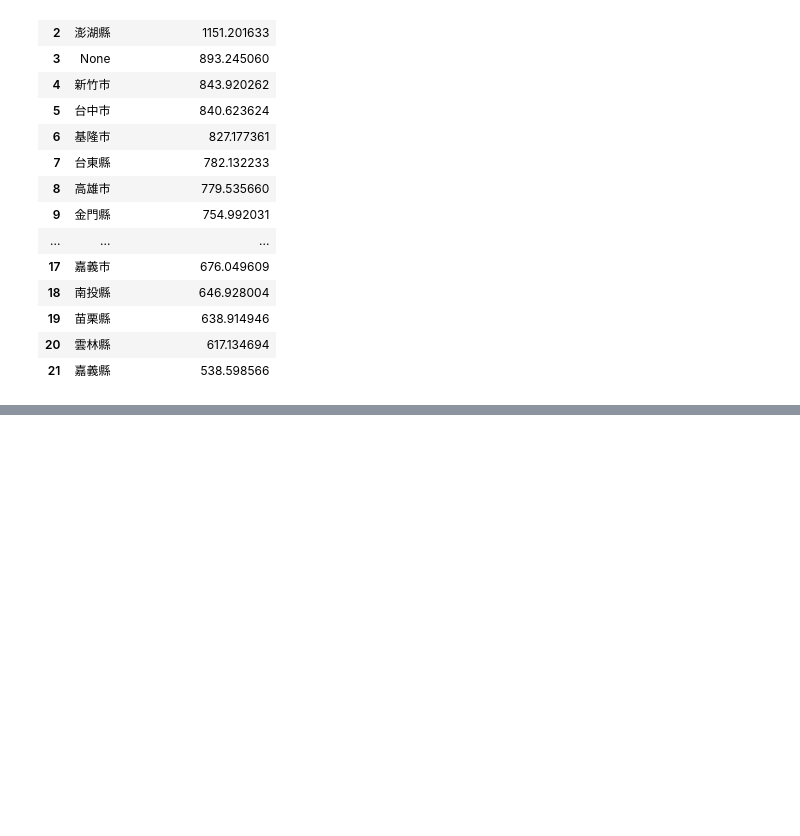
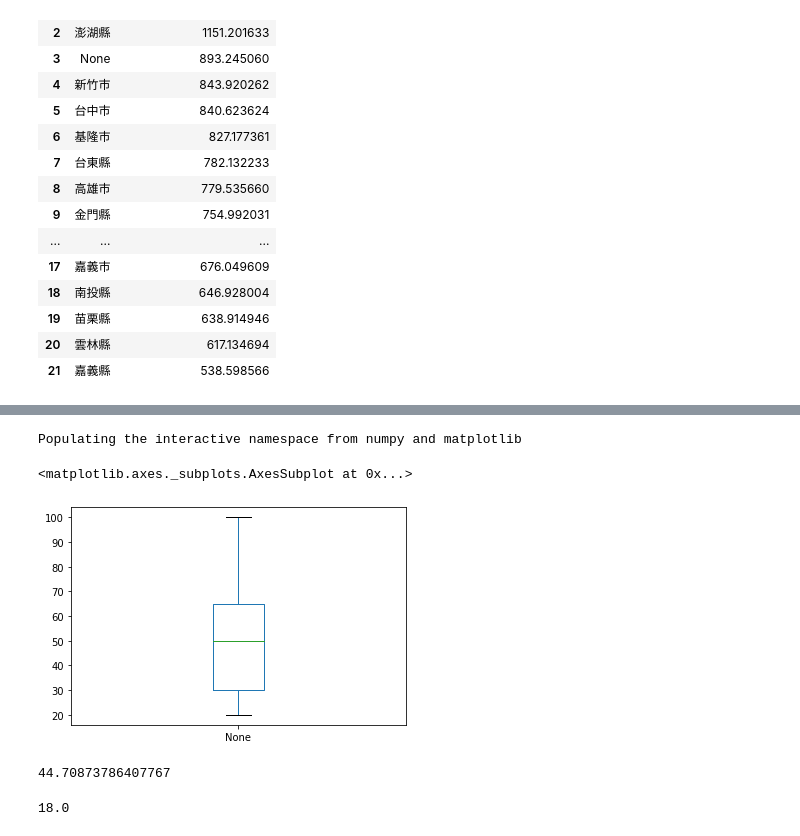
Before and after one commit to ywchiu/chinalife, a Jupyter notebook: Demo20191009.ipynb, the cells around one changed output, grey strips where cells are left out. Drawn from its saved outputs; the diff is of its cells as text; code cells hidden in the pictures; blank space fills up the shorter version.

```diff
--- a/Demo20191009.ipynb
+++ b/Demo20191009.ipynb
@@ -349,0 +493,3 @@ df2
+# %%
+grades = [20,20,40,50,60,70,100]
+g = pandas.Series(grades)
@@ -349,0 +520,7 @@ df2
+# %%
+%pylab inline
+g.plot(kind = 'box')
+# %% [output]
+Populating the interactive namespace from numpy and matplotlib
+<matplotlib.axes._subplots.AxesSubplot at 0x...>
+[figure, added]
@@ -349,0 +537,8 @@ df2
+# %%
+t.mean()
+# %% [output]
+44.70873786407767
+# %%
+t.median()
+# %% [output]
+18.0
```
Also changed, not shown: parts of 48 cells of this notebook.
